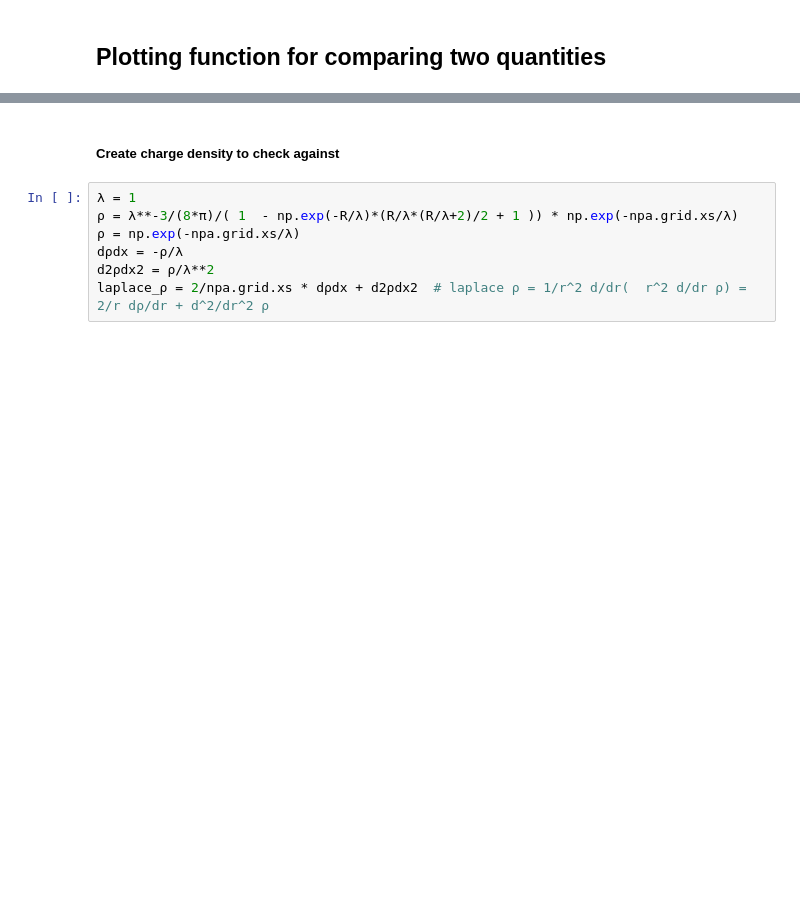
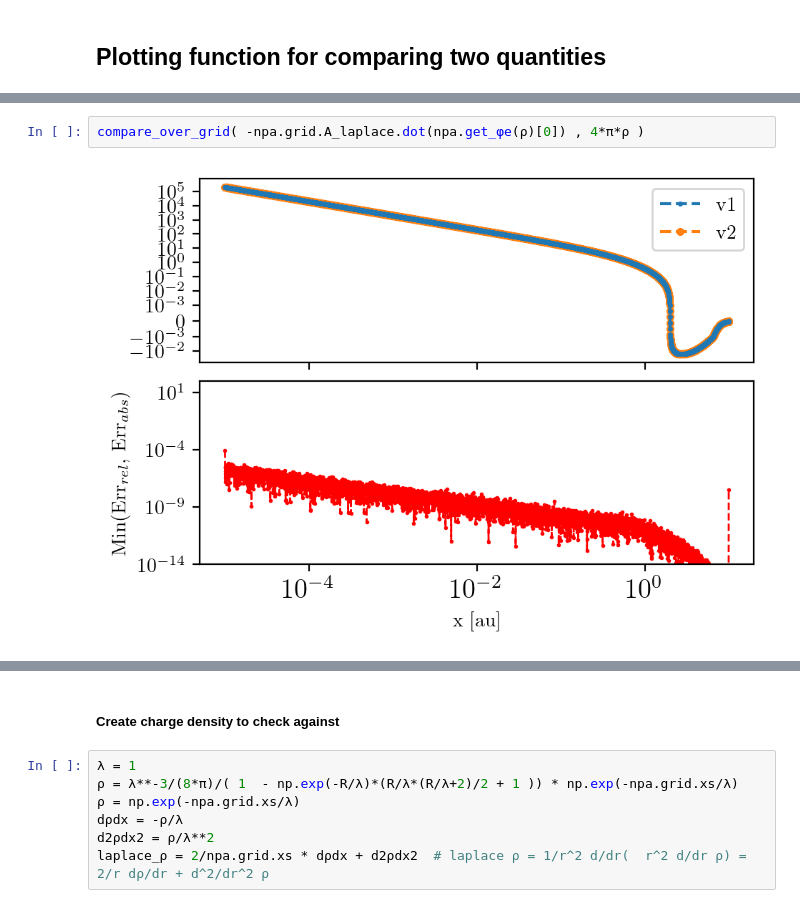
Before and after one commit to ZachAJohnson/OFAA, a Jupyter notebook: jupyter/Testing/Numerical_Diff_and_Int_Check.ipynb, the cells around one changed output, grey strips where cells are left out. Cells and saved outputs as stored; diff of their text form; blank space fills up the shorter version.

```diff
--- a/jupyter/Testing/Numerical_Diff_and_Int_Check.ipynb
+++ b/jupyter/Testing/Numerical_Diff_and_Int_Check.ipynb
@@ -103,0 +120,4 @@ Intialized Potentials and Densities
+# %%
+compare_over_grid( -npa.grid.A_laplace.dot(npa.get_φe(ρ)[0]) , 4*π*ρ )
+# %% [output]
+[figure, added]
```
Also changed, not shown: parts of 17 cells of this notebook, 46 other files.
